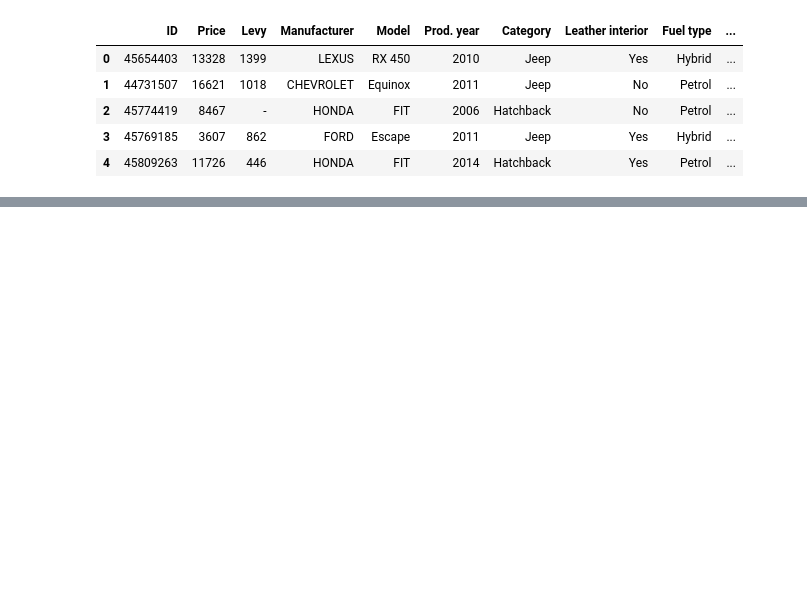
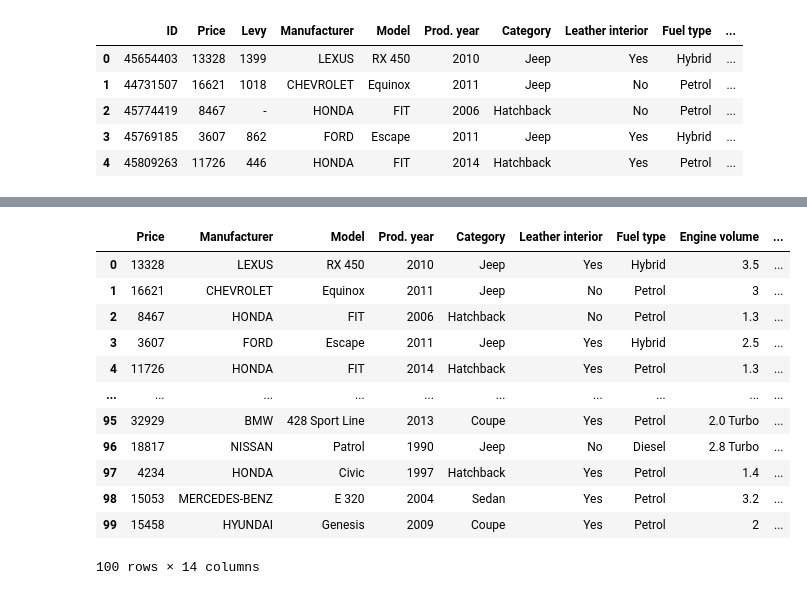
Before and after one commit to AliHShahid/CarPricePrediction, a Jupyter notebook: modelfile.ipynb, the cells around one changed output, grey strips where cells are left out. Saved outputs shown, nothing was run; the diff lists cells and outputs as text; code cells hidden in the pictures; blank space fills up the shorter version.

```diff
--- a/modelfile.ipynb
+++ b/modelfile.ipynb
@@ -67,0 +73,2 @@ sns.relplot(x='Mileage',y='Price',data=car,height=7,aspect=1.5)
+# %%
+df = df.drop(['ID','Levy','Doors', 'Drive wheels'], axis=True)
@@ -67,0 +95,19 @@ sns.relplot(x='Mileage',y='Price',data=car,height=7,aspect=1.5)
+# %%
+
+df['Mileage'] = df['Mileage'].str.rstrip(' km')
+
+df
+# %% [output]
+|  | Price | Manufacturer | Model | Prod. year | Category | Leather interior | Fuel type | Engine volume | ... |
+| 0 | 13328 | LEXUS | RX 450 | 2010 | Jeep | Yes | Hybrid | 3.5 | ... |
+| 1 | 16621 | CHEVROLET | Equinox | 2011 | Jeep | No | Petrol | 3 | ... |
+| 2 | 8467 | HONDA | FIT | 2006 | Hatchback | No | Petrol | 1.3 | ... |
+| 3 | 3607 | FORD | Escape | 2011 | Jeep | Yes | Hybrid | 2.5 | ... |
+| 4 | 11726 | HONDA | FIT | 2014 | Hatchback | Yes | Petrol | 1.3 | ... |
+| ... | ... | ... | ... | ... | ... | ... | ... | ... | ... |
+| 95 | 32929 | BMW | 428 Sport Line | 2013 | Coupe | Yes | Petrol | 2.0 Turbo | ... |
+| 96 | 18817 | NISSAN | Patrol | 1990 | Jeep | No | Diesel | 2.8 Turbo | ... |
+| 97 | 4234 | HONDA | Civic | 1997 | Hatchback | Yes | Petrol | 1.4 | ... |
+| 98 | 15053 | MERCEDES-BENZ | E 320 | 2004 | Sedan | Yes | Petrol | 3.2 | ... |
+| 99 | 15458 | HYUNDAI | Genesis | 2009 | Coupe | Yes | Petrol | 2 | ... |
+100 rows × 14 columns
```
Also changed, not shown: parts of 15 cells of this notebook.
